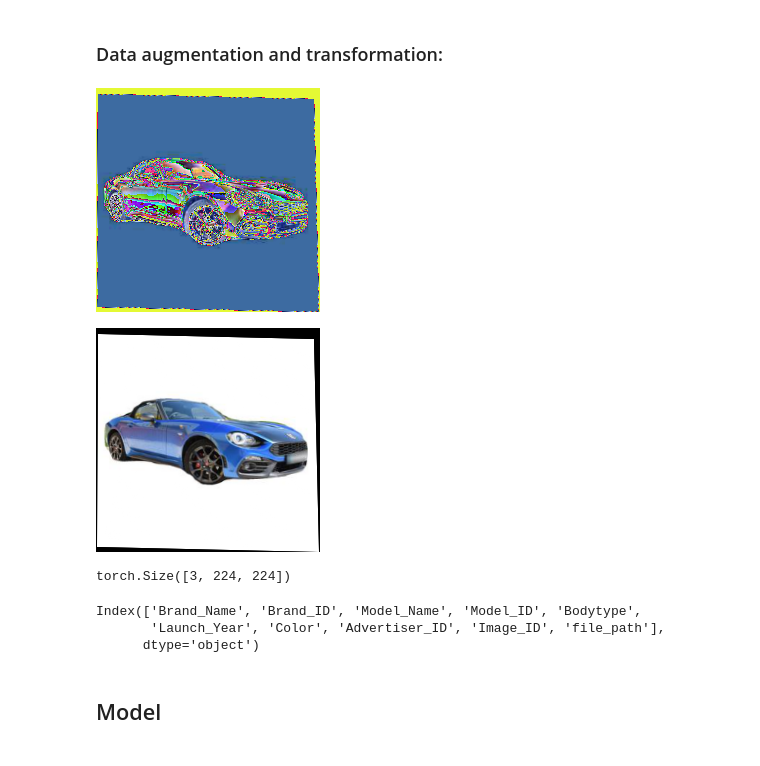
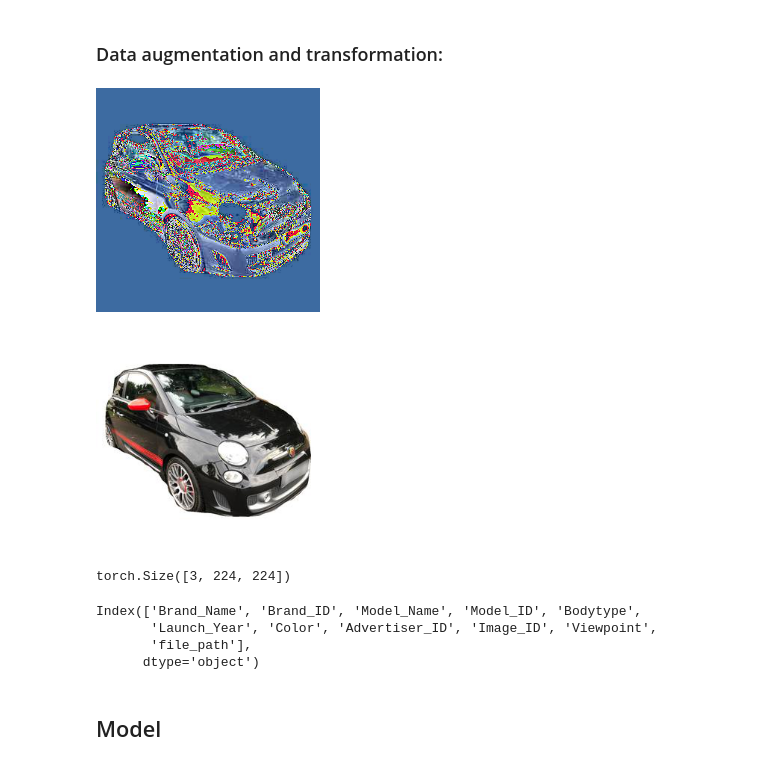
Before and after one commit to hmd101/deepCars, a Jupyter notebook: src/training.ipynb, the cells around one changed output. Drawn from its saved outputs; the diff is of its cells as text; code cells hidden in the pictures.

```diff
--- a/src/training.ipynb
+++ b/src/training.ipynb
@@ -40,7 +40,7 @@ device
 from data import data_cleaning
 
 ##  Training data tabular
-data_df = data_cleaning.create_feature_df()
-#data_df = pd.read_csv("../data/tables/features.csv")
+#data_df = data_cleaning.create_feature_df()
+data_df = pd.read_csv("../data/tables/features.csv")
 data_df
 # %% [output]
@@ -273,16 +331,16 @@ train_loader = torch.utils.data.DataLoader(train_set, batch_size=32, shuffle=Tru
 test_loader = torch.utils.data.DataLoader(test_set, batch_size=len(test_set), shuffle=True)
 val_loader = torch.utils.data.DataLoader(val_set, batch_size=len(val_set), shuffle=True)
 # %%
-test_point_transf = train_set[12]
+test_point_transf = train_set[0]
 post_transf = torchvision.transforms.functional.to_pil_image(test_point_transf[0])
 inv_transf = torchvision.transforms.functional.to_pil_image(inverse_transform(test_point_transf[0], mean=img_rgb_mean, std=img_rgb_std))
 post_transf
 # %% [output]
-[figure, old version]
+[figure, new version]
 # %%
 inv_transf
 # %% [output]
-[figure, old version]
+[figure, new version]
 # %%
 test_point_transf[0].shape
 # %% [output]
@@ -291,7 +349,8 @@ torch.Size([3, 224, 224])
 train_df.columns
 # %% [output]
 Index(['Brand_Name', 'Brand_ID', 'Model_Name', 'Model_ID', 'Bodytype',
-       'Launch_Year', 'Color', 'Advertiser_ID', 'Image_ID', 'file_path'],
+       'Launch_Year', 'Color', 'Advertiser_ID', 'Image_ID', 'Viewpoint',
+       'file_path'],
       dtype='object')
 # %%
 # dataset dic
```
Also changed, not shown: parts of 13 cells of this notebook, 3 other files.
